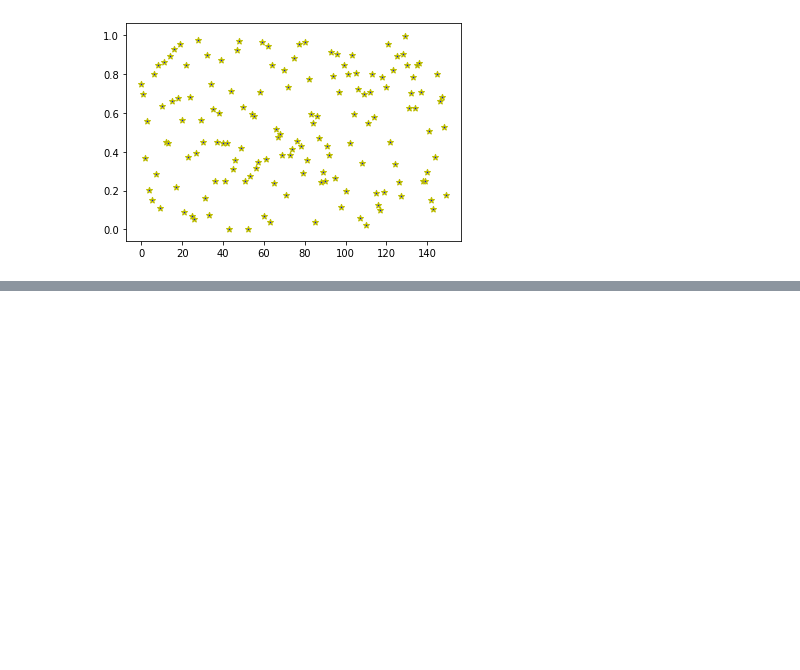
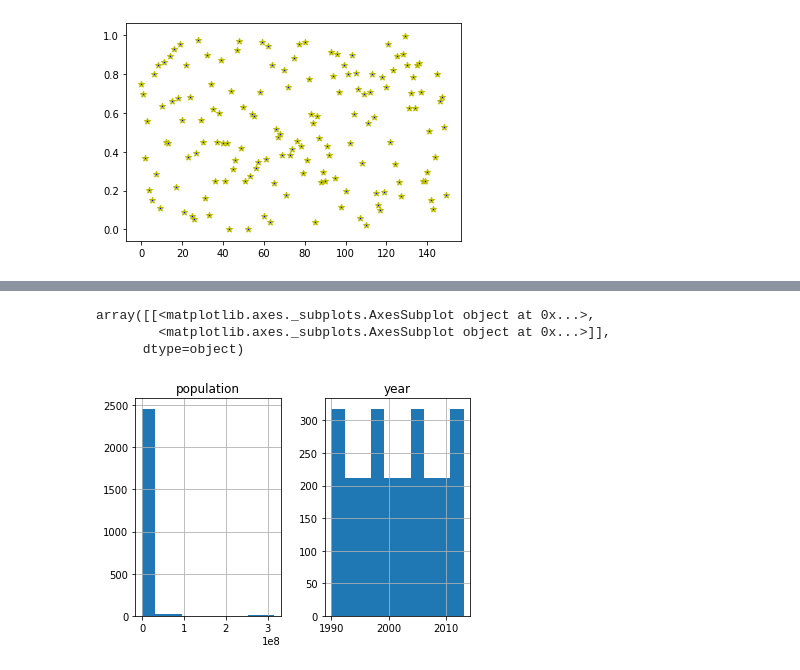
Before and after one commit to themanoftalent/pythondata, a Jupyter notebook: General_python_tutorial.ipynb, the cells around one changed output, grey strips where cells are left out. Cells and saved outputs as stored; diff of their text form; code cells hidden in the pictures; blank space fills up the shorter version.

```diff
--- a/General_python_tutorial.ipynb
+++ b/General_python_tutorial.ipynb
@@ -1608,0 +1622,4 @@ plt.show()
+# %%
+myData="/content/drive/My Drive/notebooks/data/state-population.csv"
+datas=pd.read_csv(myData)
+datas.head(10)
@@ -1608,0 +1664,8 @@ plt.show()
+# %%
+ys=pd.DataFrame(datas,index=None)
+ys.hist()
+# %% [output]
+array([[<matplotlib.axes._subplots.AxesSubplot object at 0x...>,
+        <matplotlib.axes._subplots.AxesSubplot object at 0x...>]],
+      dtype=object)
+[figure, added]
```
Also changed, not shown: parts of 16 cells of this notebook.
